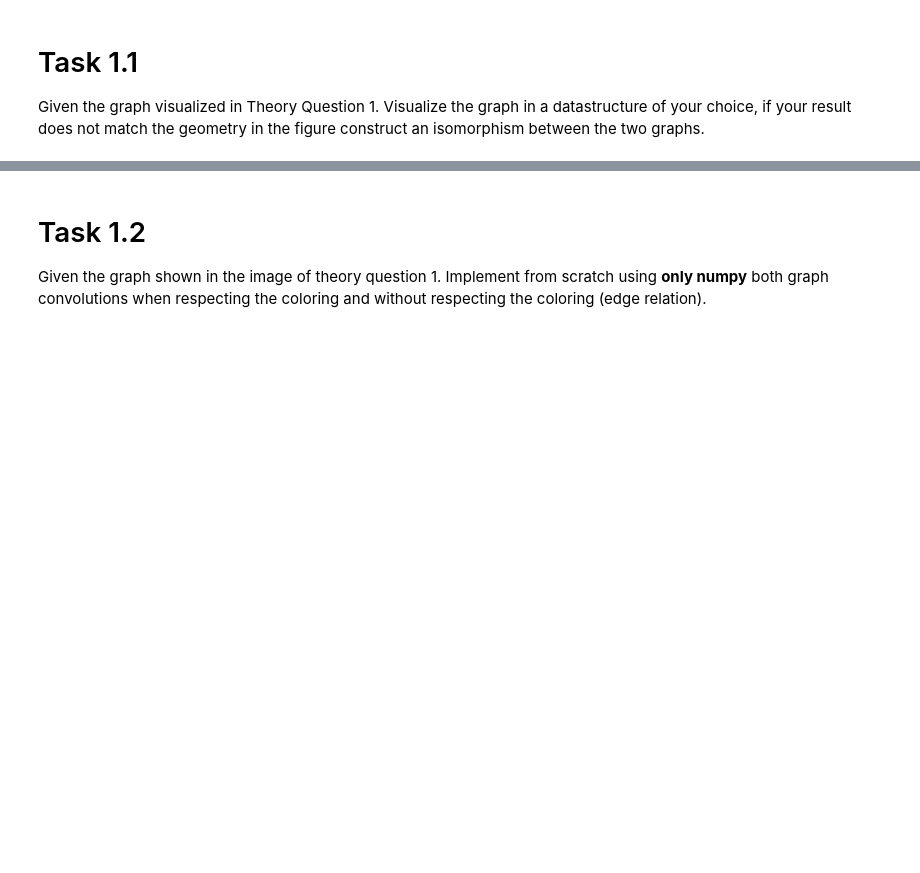
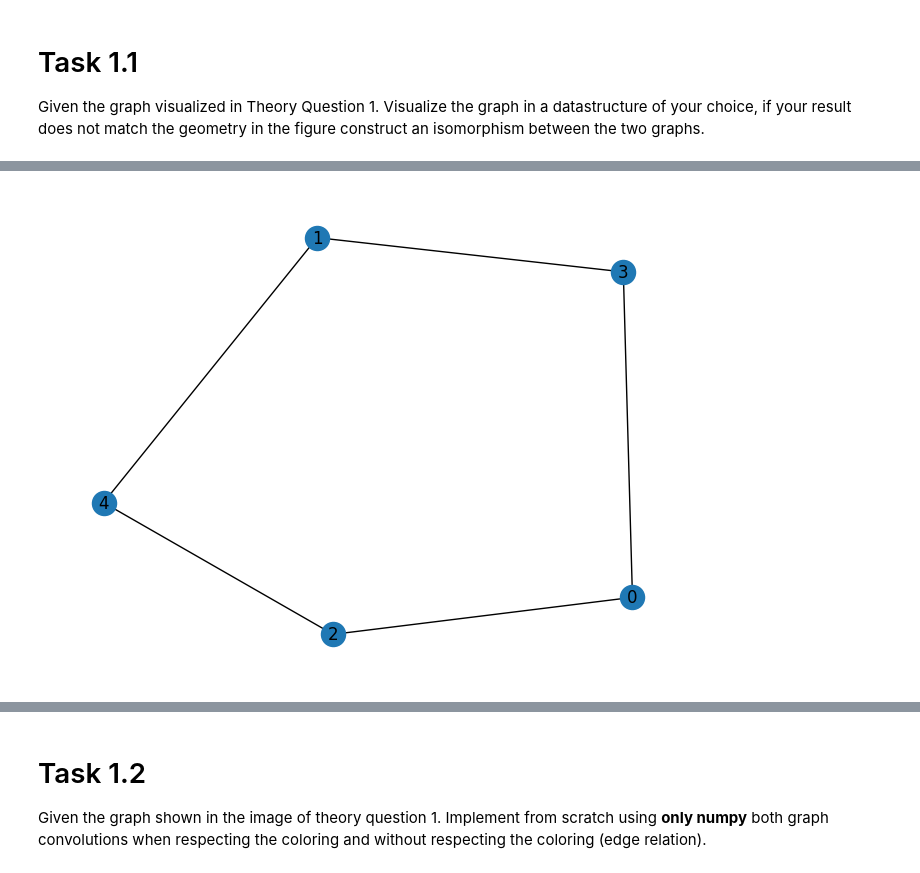
Before and after one commit to danielbarco/advancedML, a Jupyter notebook: Assignment_3/project_3_gnn.ipynb, the cells around one changed output, grey strips where cells are left out. Drawn from its saved outputs; the diff is of its cells as text; code cells hidden in the pictures; blank space fills up the shorter version.

```diff
--- a/Assignment_3/project_3_gnn.ipynb
+++ b/Assignment_3/project_3_gnn.ipynb
@@ -15,0 +45,6 @@ Given the graph visualized in Theory Question 1. Visualize the graph in a datast
+# %%
+G = nx.Graph(blue_graph)
+nx.draw(G, with_labels=True)
+plt.show()
+# %% [output]
+[figure, added]
```
Also changed, not shown: parts of 8 cells of this notebook, 1 other file.
